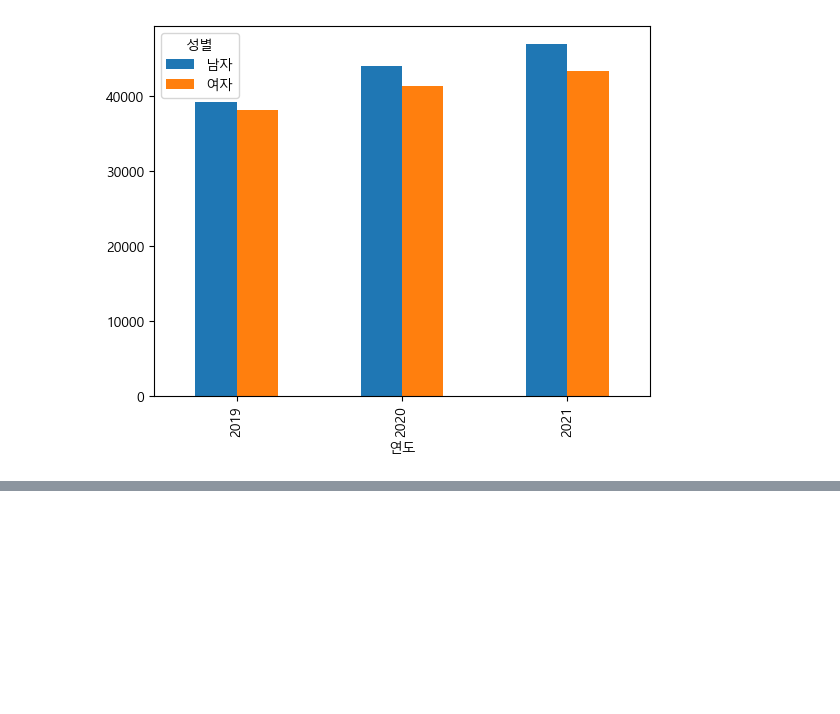
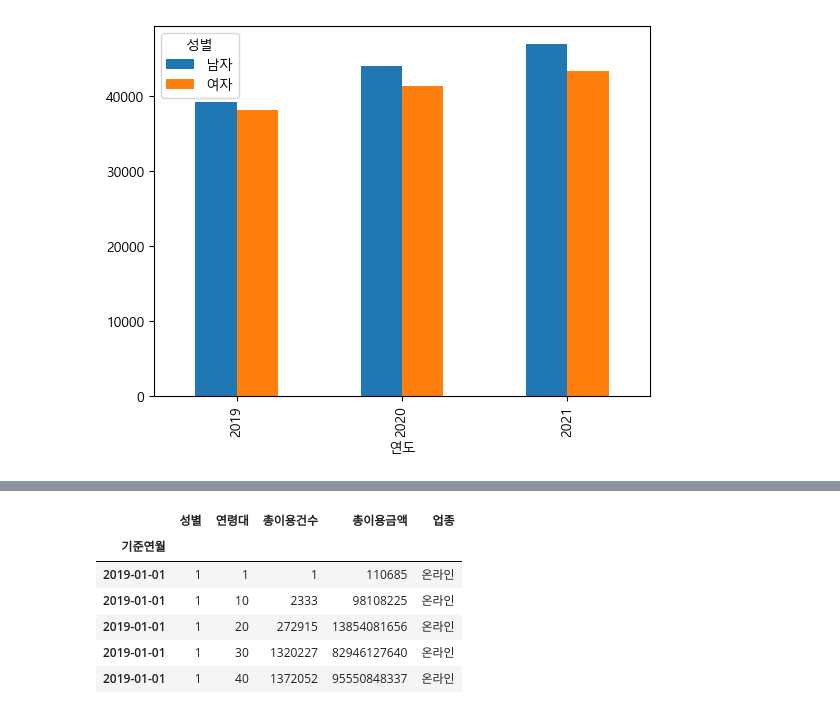
Before and after one commit to youngsang114/python-work, a Jupyter notebook: 230407/06_example.ipynb, the cells around one changed output, grey strips where cells are left out. Saved outputs shown, nothing was run; the diff lists cells and outputs as text; code cells hidden in the pictures; blank space fills up the shorter version.

```diff
--- a/230407/06_example.ipynb
+++ b/230407/06_example.ipynb
@@ -159,0 +223,10 @@ pivot.plot.bar()
+# %%
+_group2.head()
+# %% [output]
+|  | 성별 | 연령대 | 총이용건수 | 총이용금액 | 업종 |
+| 기준연월 |  |  |  |  |  |
+| 2019-01-01 | 1 | 1 | 1 | 110685 | 온라인 |
+| 2019-01-01 | 1 | 10 | 2333 | 98108225 | 온라인 |
+| 2019-01-01 | 1 | 20 | 272915 | 13854081656 | 온라인 |
+| 2019-01-01 | 1 | 30 | 1320227 | 82946127640 | 온라인 |
+| 2019-01-01 | 1 | 40 | 1372052 | 95550848337 | 온라인 |
```
Also changed, not shown: parts of 20 cells of this notebook, 1 other file.
